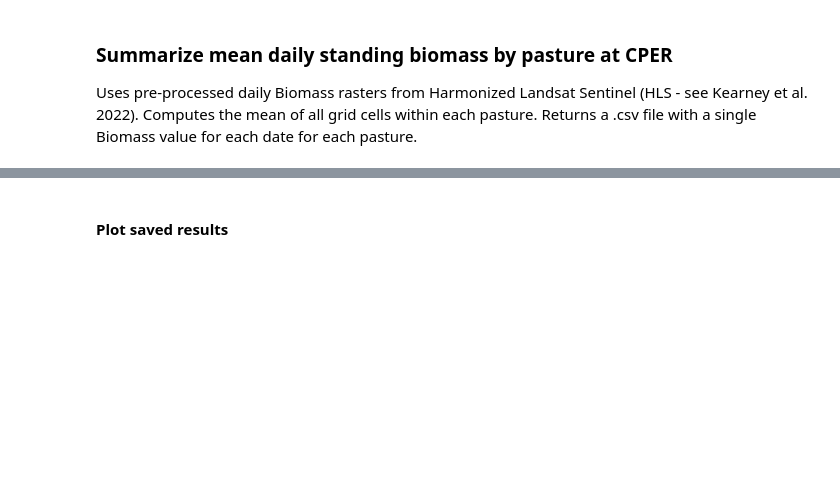
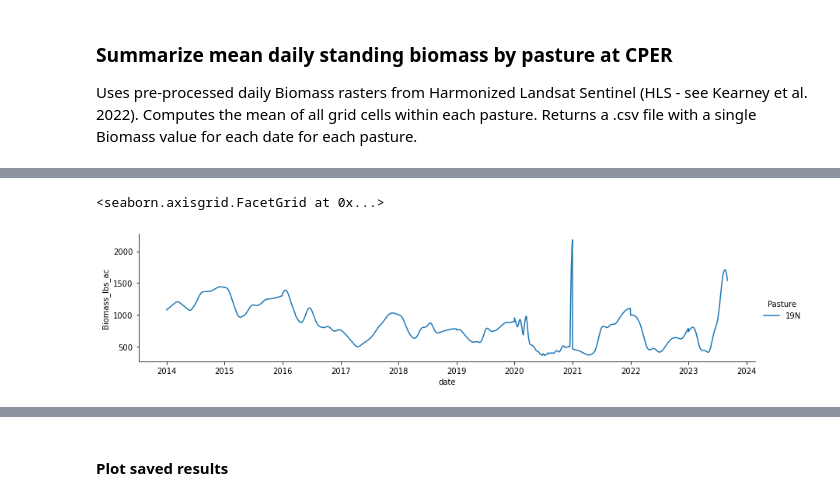
Before and after one commit to kearney-sp/cper_hls_veg_models, a Jupyter notebook: summarize_pastures/biomass_by_pasture.ipynb, the cells around one changed output, grey strips where cells are left out. Cells and saved outputs as stored; diff of their text form; code cells hidden in the pictures; blank space fills up the shorter version.

```diff
--- a/summarize_pastures/biomass_by_pasture.ipynb
+++ b/summarize_pastures/biomass_by_pasture.ipynb
@@ -127,3 +168,10 @@ df_out
+# %%
+# plot all pastures and all dates on a single figure
+sns.relplot(data=df_out[df_out['Pasture'] == '19N'], x='date', y='Biomass_lbs_ac', hue='Pasture', kind="line", errorbar=None,
+            height=3, aspect=4)
+# %% [output]
+<seaborn.axisgrid.FacetGrid at 0x...>
+[figure, added]
 # %%
 # write the output dataframe to disk
 df_out.to_csv(out_f, index=False)
```
Also changed, not shown: parts of 12 cells of this notebook, 2 other files.
